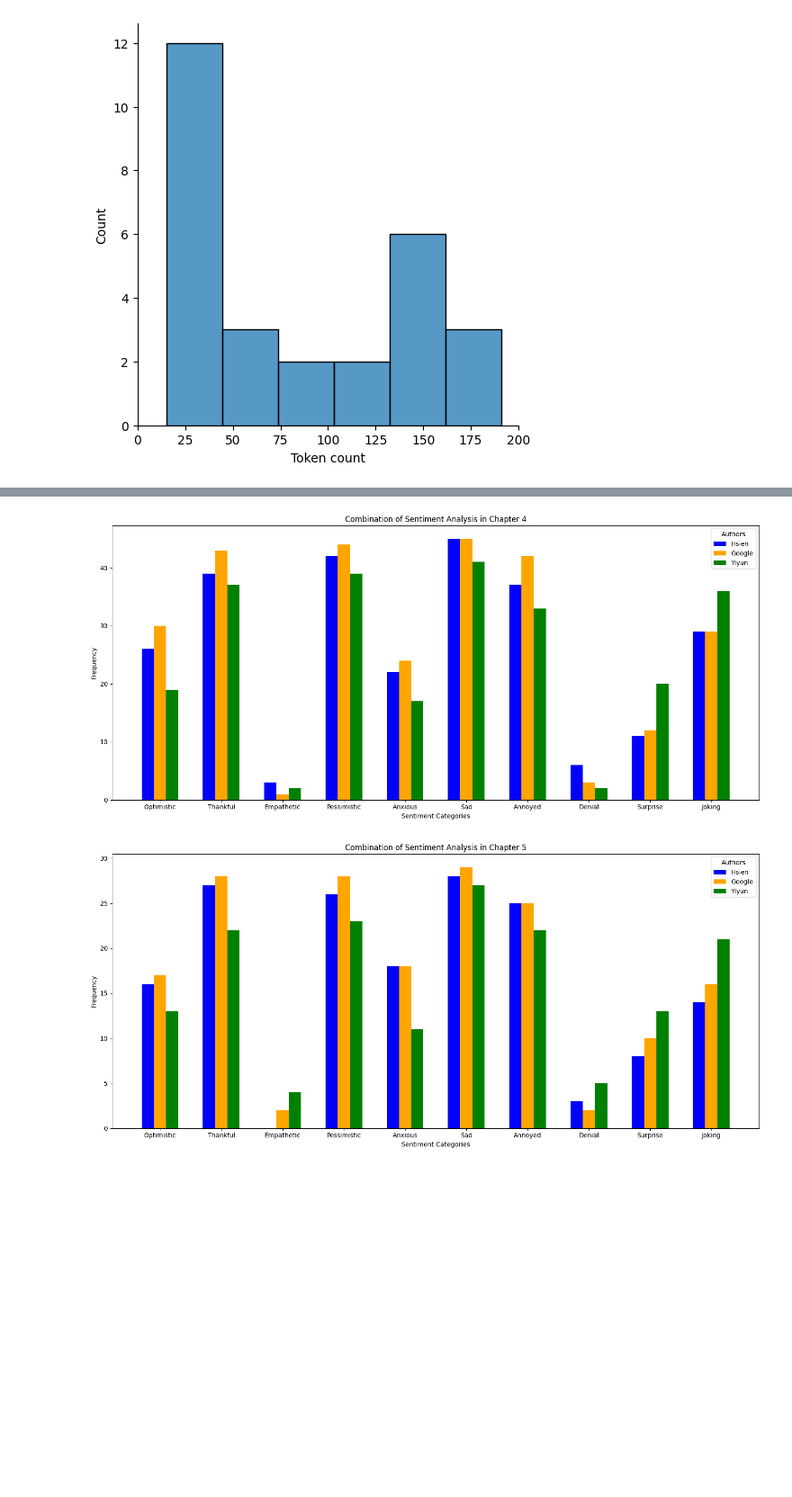
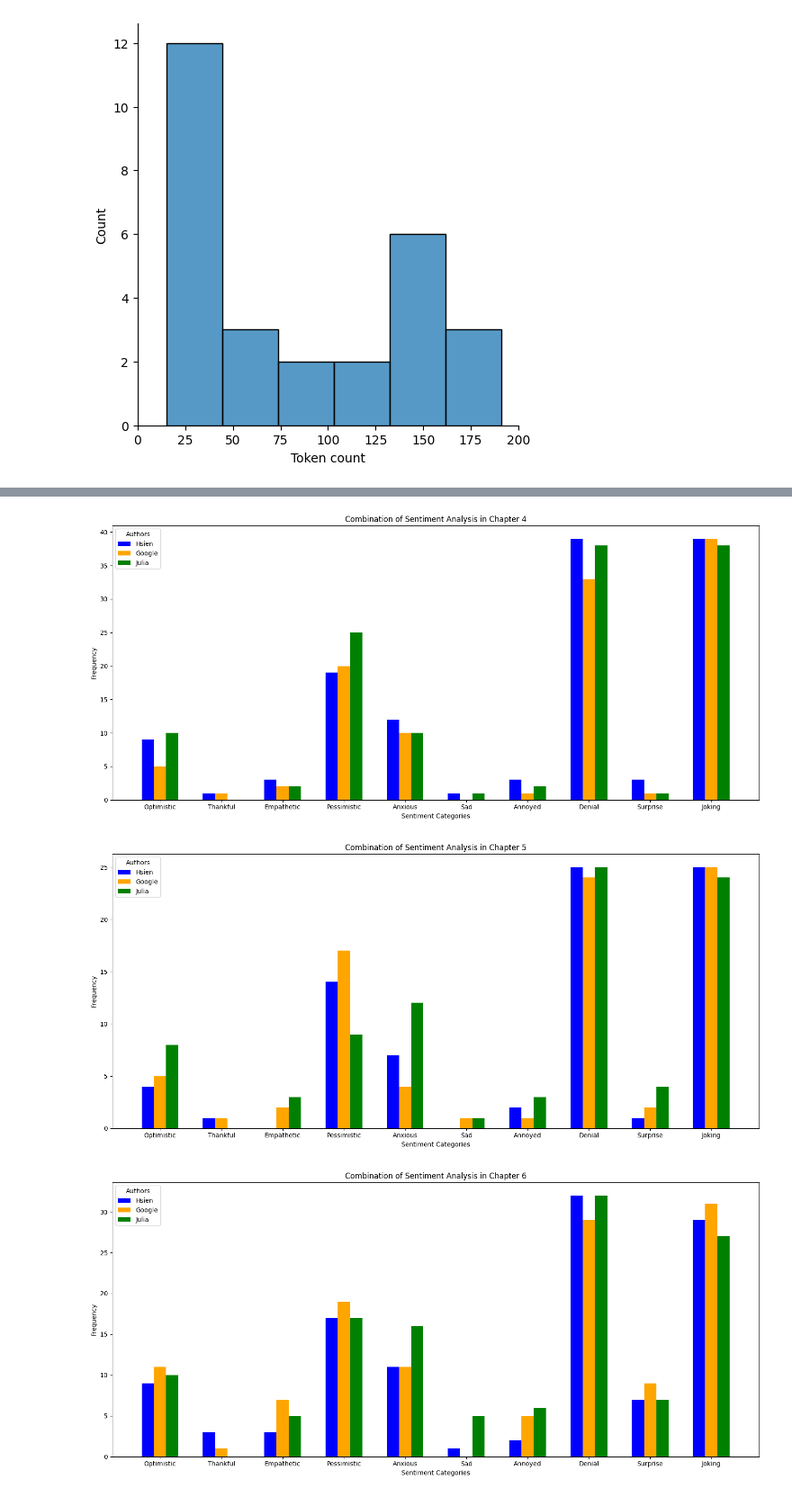
Before and after one commit to sydney-machine-learning/translationanalysis-Mandarin, a Jupyter notebook: jupyter_notebook/sentiment_analysis.ipynb, the cells around one changed output, grey strips where cells are left out. Shown at 90% size. Saved outputs shown, nothing was run; the diff lists cells and outputs as text; code cells hidden in the pictures; blank space fills up the shorter version.

```diff
--- a/jupyter_notebook/sentiment_analysis.ipynb
+++ b/jupyter_notebook/sentiment_analysis.ipynb
@@ -266,15 +260,15 @@ class DatasetParagraphs(Dataset):
         }
 # %%
 #code optimization sentiment analysis
-file_paths = ['/Users/wangxuechun/unsw/UNSW-Thesis-/data_processing/chapter_4_eng_version_hsien.csv','/Users/wangxuechun/unsw/UNSW-Thesis-/data_processing/chapter_4_eng_version_google.csv','/Users/wangxuechun/unsw/UNSW-Thesis-/data_processing/chapter_4_eng_version_yiyun.csv','/Users/wangxuechun/unsw/UNSW-Thesis-/data_processing/chapter_5_eng_version_hsien.csv', '/Users/wangxuechun/unsw/UNSW-Thesis-/data_processing/chapter_5_eng_version_google.csv', '/Users/wangxuechun/unsw/UNSW-Thesis-/data_processing/chapter_5_eng_version_yiyun.csv']
-suffixes = ['hsien_chapt4', 'google_chapt4', 'yiyun_chapt4','hsien_chapt5', 'google_chapt5', 'yiyun_chapt5']
+file_paths = ['/Users/wangxuechun/unsw/thesis-repo/data_processing/chapter_4_eng_version_hsien.csv','/Users/wangxuechun/unsw/thesis-repo/data_processing/chapter_4_eng_version_google.csv','/Users/wangxuechun/unsw/thesis-repo/data_processing/chapter_4_eng_version_julia.csv','/Users/wangxuechun/unsw/thesis-repo/data_processing/chapter_5_eng_version_hsien.csv', '/Users/wangxuechun/unsw/thesis-repo/data_processing/chapter_5_eng_version_google.csv', '/Users/wangxuechun/unsw/thesis-repo/data_processing/chapter_5_eng_version_julia.csv','/Users/wangxuechun/unsw/thesis-repo/data_processing/chapter_6_eng_version_hsien.csv','/Users/wangxuechun/unsw/thesis-repo/data_processing/chapter_6_eng_version_google.csv','/Users/wangxuechun/unsw/thesis-repo/data_processing/chapter_6_eng_version_julia.csv']
+suffixes = ['hsien_chapt4', 'google_chapt4', 'julia_chapt4','hsien_chapt5', 'google_chapt5', 'julia_chapt5','hsien_chapt6', 'google_chapt6', 'julia_chapt6']
 df_list_count = []
 for i, suffix in zip(file_paths, suffixes):
     print(f"Processing file: {i}, with suffix: {suffix}")
     #load the dataset
     df = pd.read_csv(i)
     df_new = pd.DataFrame()
-    chapter = suffix.split('_')[-1]  # 'ch4' or 'ch5'
+    chapter = suffix.split('_')[-1]
 
     column_name = f"English_Verse_chap{chapter[-1]}_{suffix.split('_')[0]}"
     df_new['tweets'] = df[column_name]
@@ -402,9 +399,9 @@ for df, suffix in zip(df_list_count, suffixes):
     plt.xticks(rotation=45, ha='right')
 
     plt.tight_layout()
-    file_path = '/Users/wangxuechun/unsw/UNSW-Thesis-/plots_for_sentiment_analysis/'
+    #file_path = '/Users/wangxuechun/unsw/UNSW-Thesis-/plots_for_sentiment_analysis/'
 
-    filename = f"{file_path}/{author}_{chapter_info}.png"
-    plt.savefig(filename, format='png', dpi=300)
+    #filename = f"{file_path}/{author}_{chapter_info}.png"
+    #plt.savefig(filename, format='png', dpi=300)
     plt.show()
 # %% [output]
@@ -421,6 +421,8 @@ import matplotlib.pyplot as plt
 
 counts_chapt4 = {suffix: df for df, suffix in zip(df_list_count, suffixes) if 'chapt4' in suffix}
 counts_chapt5 = {suffix: df for df, suffix in zip(df_list_count, suffixes) if 'chapt5' in suffix}
+counts_chapt6 = {suffix: df for df, suffix in zip(df_list_count, suffixes) if 'chapt6' in suffix}
+
 
 # Define colors for each author
 colors = ['blue', 'orange', 'green']
@@ -432,38 +434,42 @@ def plot_grouped_bar(counts_dict, chapter_num):
     bar_width = 0.2
 
     plt.figure(figsize=(15, 7))
 
     for i, (author_suffix, df) in enumerate(counts_dict.items()):
         # Convert data to numeric if not already
         df_numeric = df.apply(pd.to_numeric).iloc[0]
         # Plot
         plt.bar(bar_positions + i * bar_width, df_numeric.values, width=bar_width, color=colors[i], label=author_suffix.split('_')[0].capitalize())
 
     # Set the position and labels for the x-axis ticks
     plt.xticks(bar_positions + bar_width*(len(counts_dict)/2 - 0.5), counts_dict[next(iter(counts_dict))].columns)
 
     # Adding titles and labels
     plt.title(f'Combination of Sentiment Analysis in Chapter {chapter_num}')
     plt.xlabel('Sentiment Categories')
     plt.ylabel('Frequency')
     plt.legend(title="Authors")
 
     plt.tight_layout()
 
-    file_path = '/Users/wangxuechun/unsw/UNSW-Thesis-/plots_for_sentiment_analysis/'
-    filename = f"{file_path}chapter_{chapter_num}_combination.png"
-    plt.savefig(filename, format='png', dpi=300)
+    #file_path = '/Users/wangxuechun/unsw/UNSW-Thesis-/plots_for_sentiment_analysis/'
+    #filename = f"{file_path}chapter_{chapter_num}_combination.png"
+    #plt.savefig(filename, format='png', dpi=300)
     plt.show()
     plt.close()  # Close the plot to free up memory
 
 # Plot for Chapter 4
 plot_grouped_bar(counts_chapt4, 4)
 
 # Plot for Chapter 5
 plot_grouped_bar(counts_chapt5, 5)
+
+#Plot for Chapter 6
+plot_grouped_bar(counts_chapt6, 6)
 # %% [output]
-[figure, old version]
+[figure, new version]
-[figure, old version]
+[figure, new version]
+[figure, added]
 # %%
 import pandas as pd
 import seaborn as sns
```
Also changed, not shown: parts of 5 cells of this notebook.
